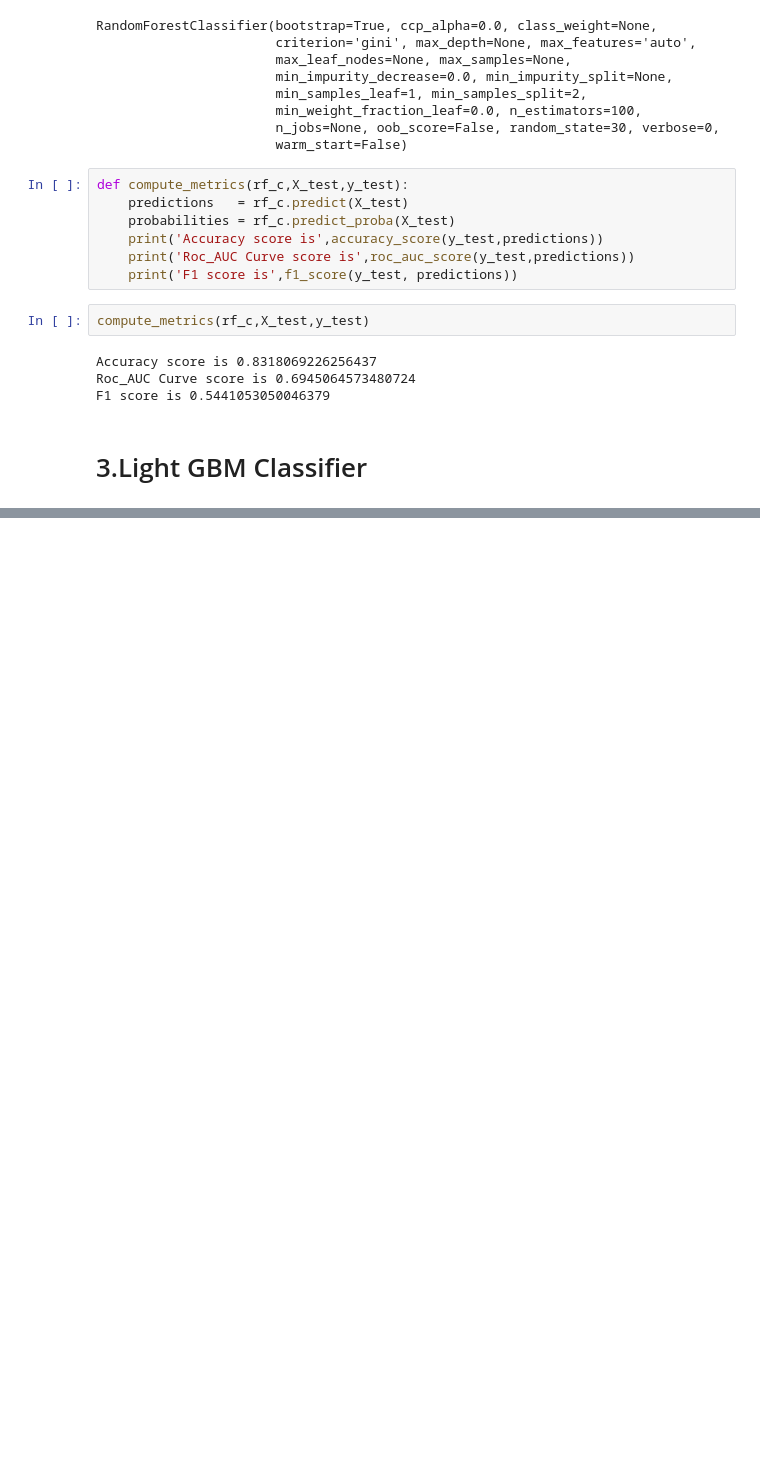
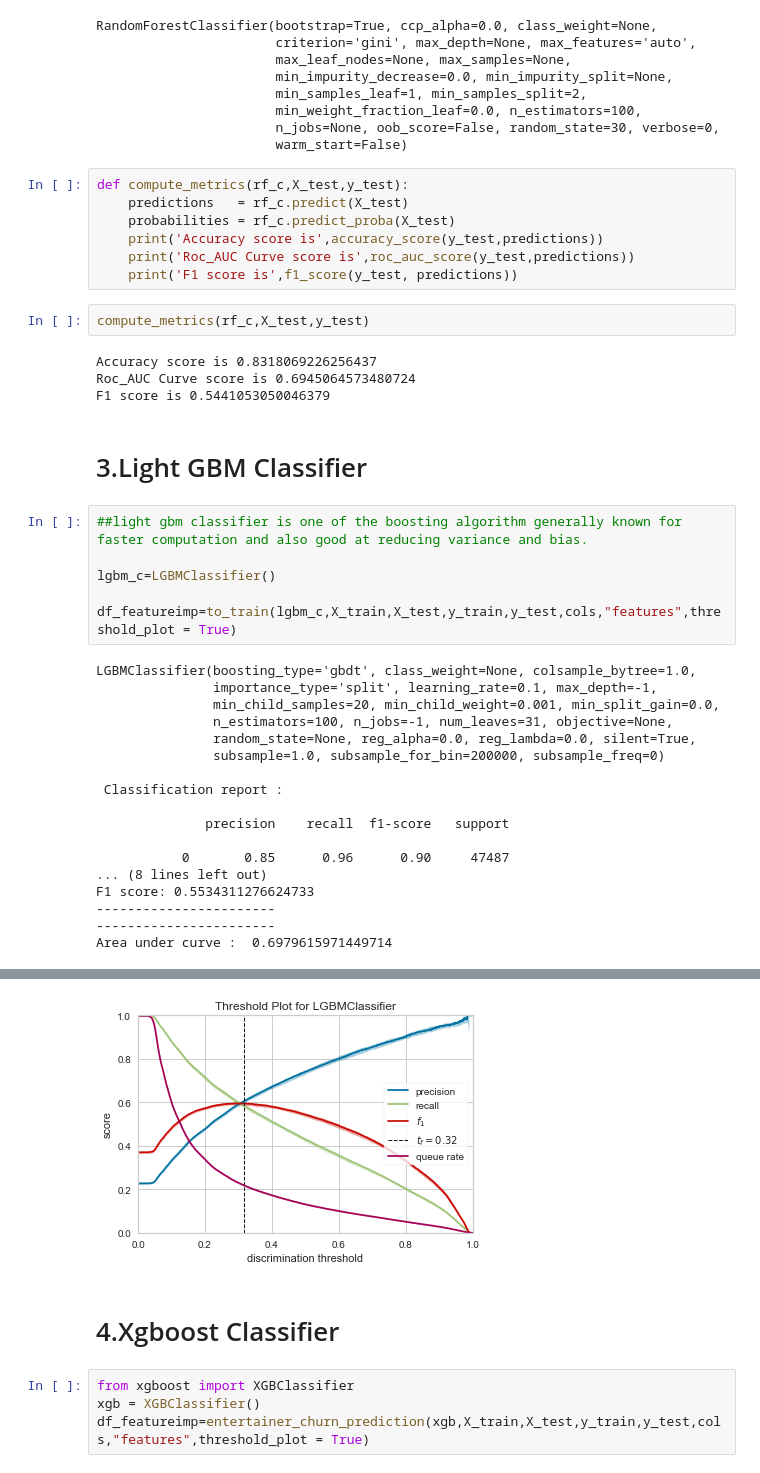
Before and after one commit to yh18190/chunautee_samna, a Jupyter notebook: Modelling.ipynb, the cells around one changed output, grey strips where cells are left out. Drawn from its saved outputs; the diff is of its cells as text; blank space fills up the shorter version.

```diff
--- a/Modelling.ipynb
+++ b/Modelling.ipynb
@@ -271,3 +271,27 @@ Roc_AUC Curve score is 0.6945064573480724
 F1 score is 0.5441053050046379
 # %% [markdown]
 # 3.Light GBM Classifier
+# %%
+##light gbm classifier is one of the boosting algorithm generally known for faster computation and also good at reducing variance and bias.
+
+lgbm_c=LGBMClassifier()
+
+df_featureimp=to_train(lgbm_c,X_train,X_test,y_train,y_test,cols,"features",threshold_plot = True)
+# %% [output]
+LGBMClassifier(boosting_type='gbdt', class_weight=None, colsample_bytree=1.0,
+               importance_type='split', learning_rate=0.1, max_depth=-1,
+               min_child_samples=20, min_child_weight=0.001, min_split_gain=0.0,
+               n_estimators=100, n_jobs=-1, num_leaves=31, objective=None,
+               random_state=None, reg_alpha=0.0, reg_lambda=0.0, silent=True,
+               subsample=1.0, subsample_for_bin=200000, subsample_freq=0)
+
+ Classification report :
+
+              precision    recall  f1-score   support
+
+           0       0.85      0.96      0.90     47487
+... (8 lines left out)
+F1 score: 0.5534311276624733
+-----------------------
+-----------------------
+Area under curve :  0.6979615971449714
@@ -273,0 +299,7 @@ F1 score is 0.5441053050046379
+[figure, added]
+# %% [markdown]
+# 4.Xgboost Classifier
+# %%
+from xgboost import XGBClassifier
+xgb = XGBClassifier()
+df_featureimp=entertainer_churn_prediction(xgb,X_train,X_test,y_train,y_test,cols,"features",threshold_plot = True)
```
Also changed, not shown: parts of 1 cell of this notebook.
